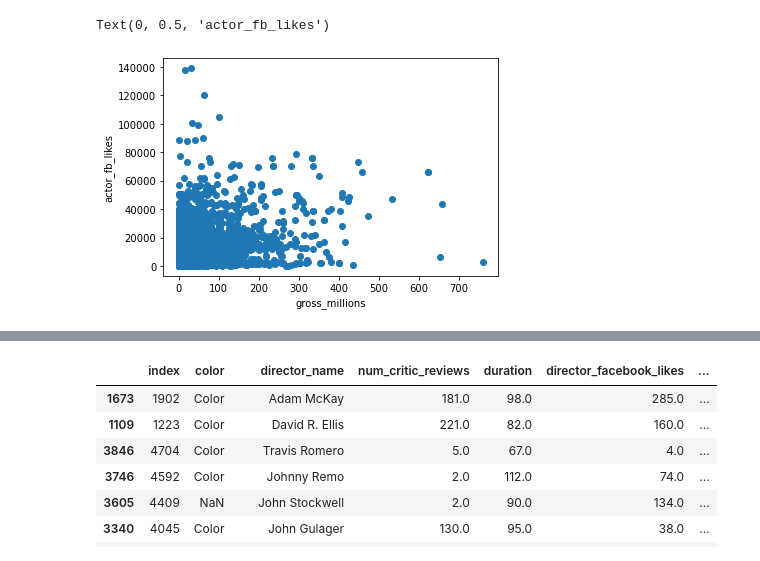
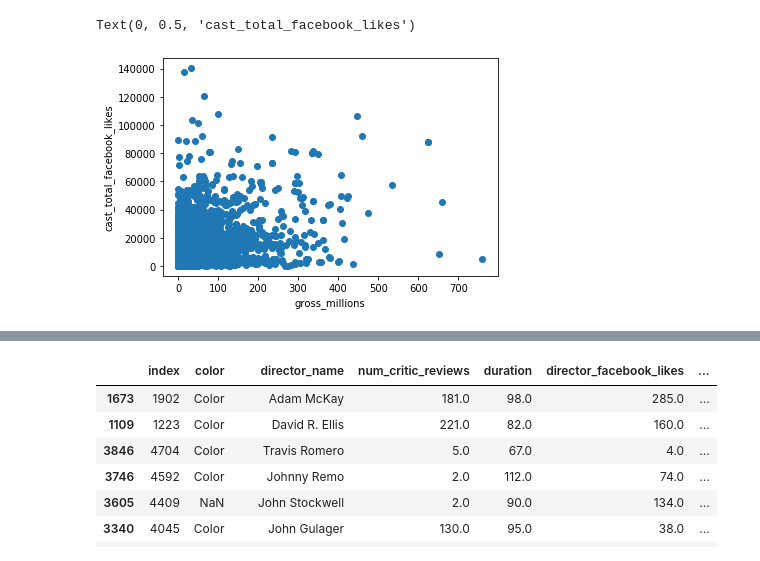
Before and after one commit to kristinkspanos/data_analysis_movie_studio, a Jupyter notebook: fb_likes_analysis.ipynb, the cells around one changed output, grey strips where cells are left out. Saved outputs shown, nothing was run; the diff lists cells and outputs as text; code cells hidden in the pictures.

```diff
--- a/fb_likes_analysis.ipynb
+++ b/fb_likes_analysis.ipynb
@@ -17,10 +19,10 @@ movies_recent['actor_fb_likes'] = movies_recent['actor_1_facebook_likes']+movies
 # %%
 # remove fb likes outliers
-movies_recent_trim = movies_recent[movies_recent['actor_fb_likes']<=250000].copy().reset_index()
+movies_recent_trim = movies_recent[movies_recent['cast_total_facebook_likes']<=250000].copy().reset_index()
 
-plt.scatter(movies_recent_trim['gross_millions'], movies_recent_trim['actor_fb_likes'])
+plt.scatter(movies_recent_trim['gross_millions'], movies_recent_trim['cast_total_facebook_likes'])
 plt.xlabel("gross_millions")
-plt.ylabel("actor_fb_likes")
+plt.ylabel("cast_total_facebook_likes")
 # %% [output]
-Text(0, 0.5, 'actor_fb_likes')
+Text(0, 0.5, 'cast_total_facebook_likes')
-[figure, old version]
+[figure, new version]
```
Also changed, not shown: parts of 3 cells of this notebook, 10 other files.
